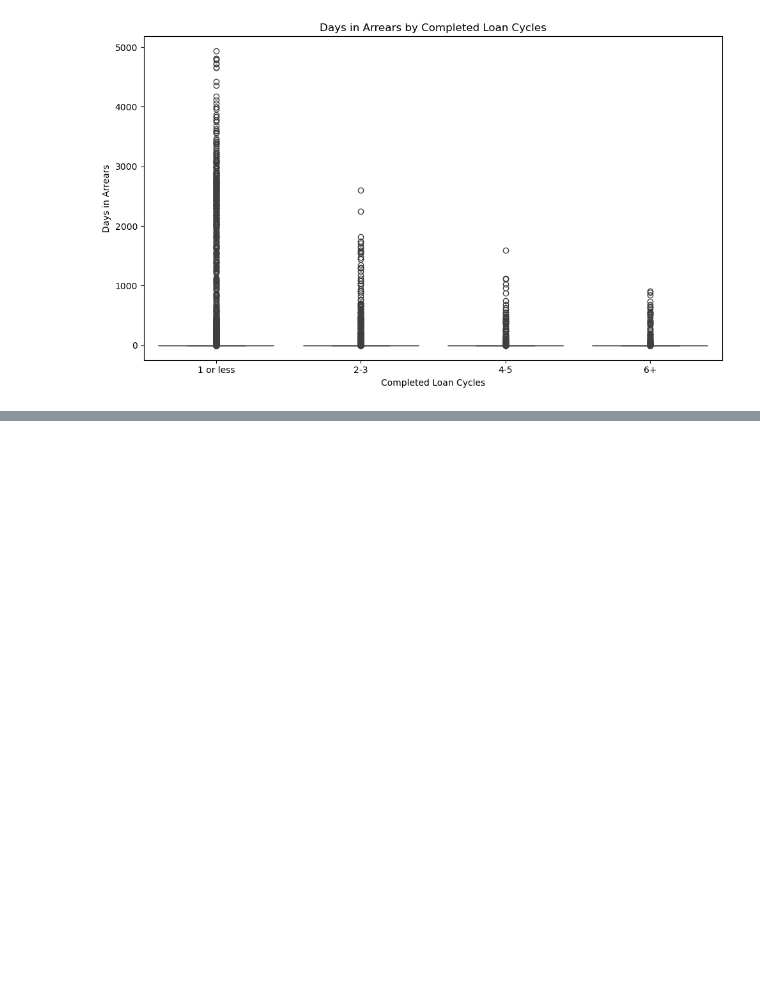
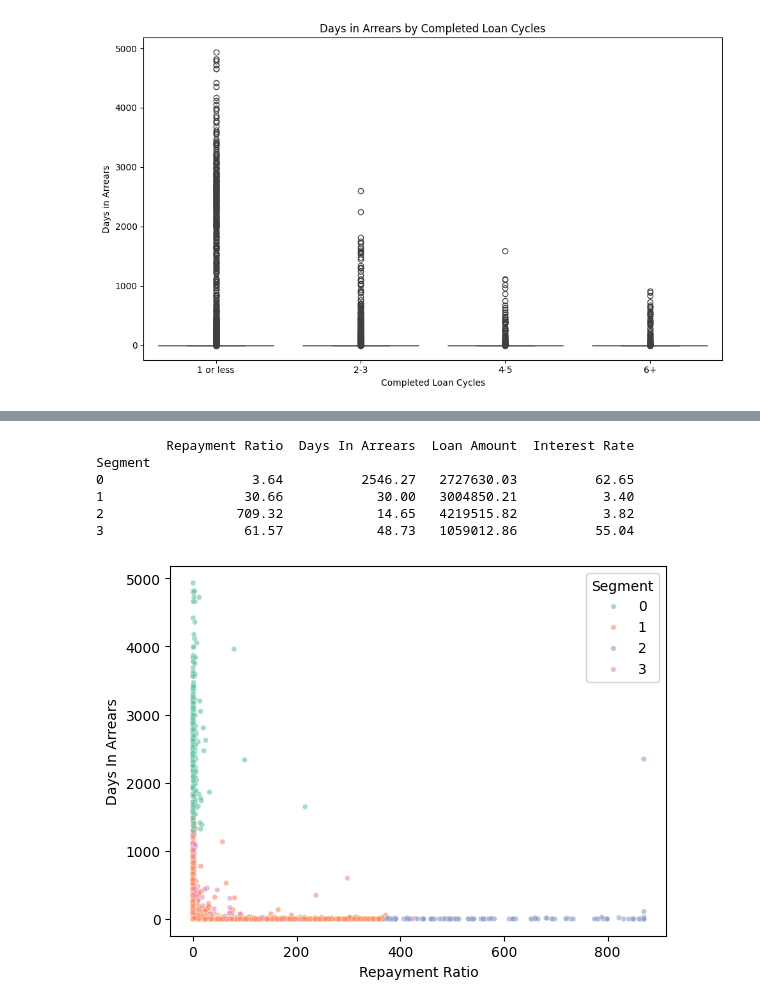
Before and after one commit to lemwaizz/DSFT_G6_Capstone, a Jupyter notebook: financial_dna.ipynb, the cells around one changed output, grey strips where cells are left out. Saved outputs shown, nothing was run; the diff lists cells and outputs as text; code cells hidden in the pictures; blank space fills up the shorter version.

```diff
--- a/financial_dna.ipynb
+++ b/financial_dna.ipynb
@@ -838,0 +1117,28 @@ plt.show()
+# %%
+from sklearn.cluster import KMeans
+
+
+seg_df = df.copy()
+seg_df["Repayment Ratio"] = seg_df["Total Paid"] / seg_df["Total Due"].replace(0, np.nan)
+seg_df = seg_df[seg_df["Total Due"] > 1000]
+seg_df["Repayment Ratio"] = seg_df["Repayment Ratio"].clip(upper=seg_df["Repayment Ratio"].quantile(0.99))
+
+seg_cols = ["Repayment Ratio", "Days In Arrears", "Loan Amount", "Interest Rate"]
+seg_data = seg_df[seg_cols].replace([np.inf, -np.inf], np.nan).dropna()
+
+X_cluster = StandardScaler().fit_transform(seg_data)
+kmeans = KMeans(n_clusters=4, random_state=42, n_init=10)
+seg_data["Segment"] = kmeans.fit_predict(X_cluster)
+
+print(seg_data.groupby("Segment")[seg_cols].mean().round(2))
+sns.scatterplot(data=seg_data, x="Repayment Ratio", y="Days In Arrears",
+                 hue="Segment", palette="Set2", s=15, alpha=0.6)
+plt.show()
+# %% [output]
+         Repayment Ratio  Days In Arrears  Loan Amount  Interest Rate
+Segment
+0                   3.64          2546.27   2727630.03          62.65
+1                  30.66            30.00   3004850.21           3.40
+2                 709.32            14.65   4219515.82           3.82
+3                  61.57            48.73   1059012.86          55.04
+[figure, added]
```
Also changed, not shown: parts of 27 cells of this notebook.
